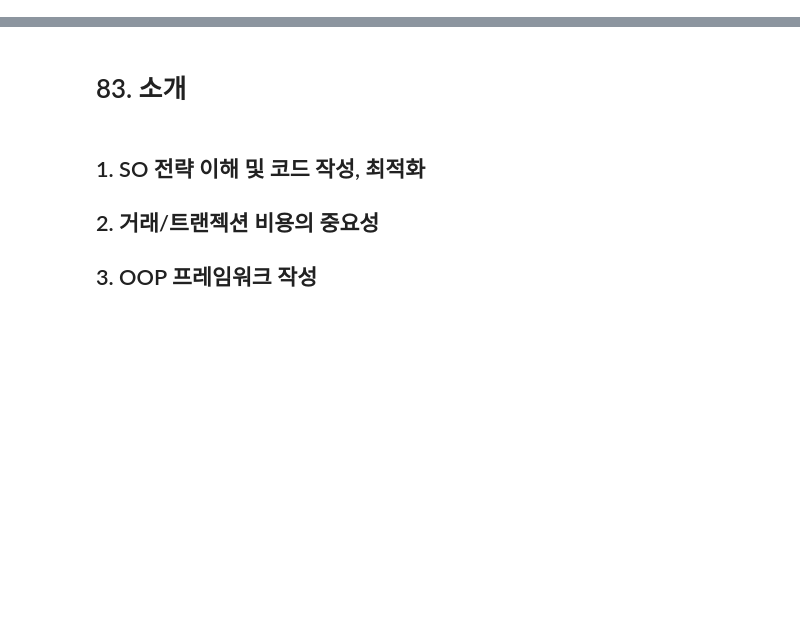
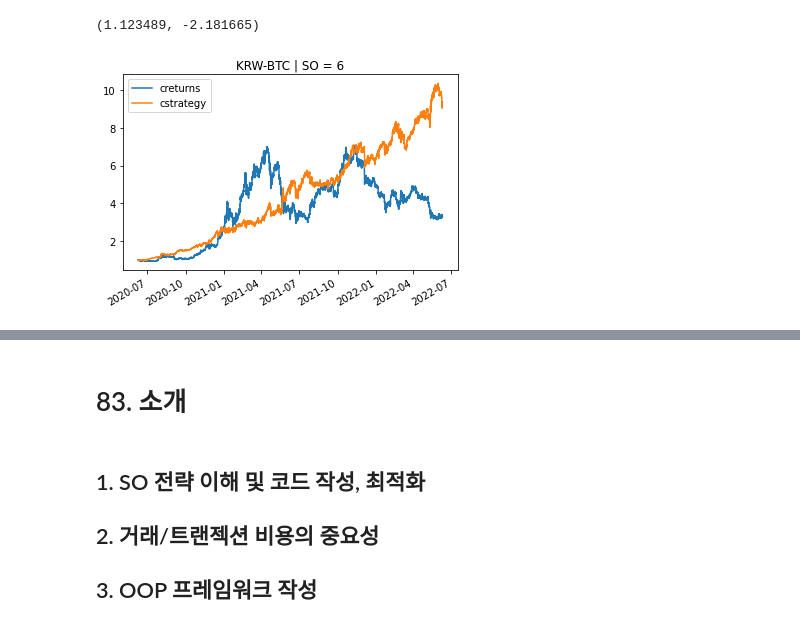
Before and after one commit to sajacaros/algo-trading, a Jupyter notebook: notebook/algo_trading_22_06_09.ipynb, the cells around one changed output, grey strips where cells are left out. Drawn from its saved outputs; the diff is of its cells as text; code cells hidden in the pictures; blank space fills up the shorter version.

```diff
--- a/notebook/algo_trading_22_06_09.ipynb
+++ b/notebook/algo_trading_22_06_09.ipynb
@@ -0,0 +18,8 @@
+# %%
+ci = CoinInstrument("KRW-BTC", count=365*24*2, interval="minute60")
+# %%
+rsi_tester = RSIBackTester(coinInstrument=ci, periods=14, upper=80, lower=20)
+# %%
+rsi_tester.test_strategy()
+# %% [output]
+(1.123489, -2.181665)
@@ -0,0 +28,6 @@
+# %%
+rsi_tester.set_parameters(6, 74, 39)
+# %%
+rsi_tester.plot_returns()
+# %% [output]
+[figure, added]
```
Also changed, not shown: parts of 18 cells of this notebook, 2 other files.
